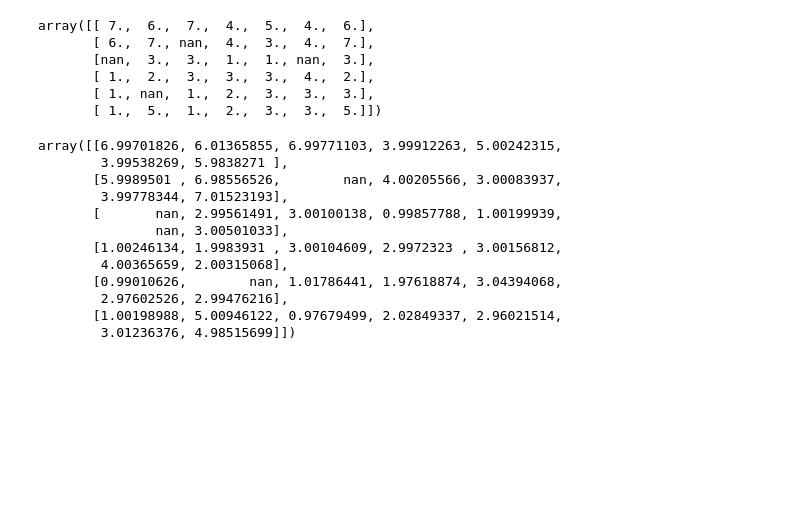
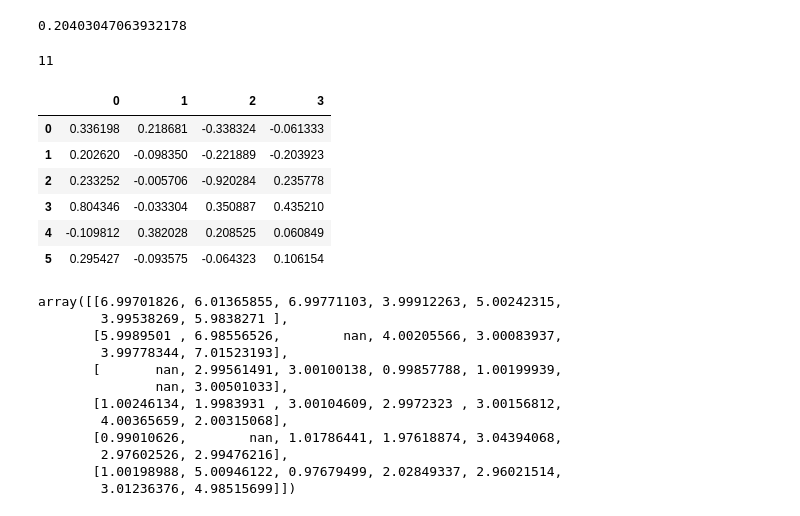
Before and after one commit to rsemihkoca/HW1, a Jupyter notebook: YouDo_2.ipynb, the cells around one changed output. Saved outputs shown, nothing was run; the diff lists cells and outputs as text; code cells hidden in the pictures; blank space fills up the shorter version.

```diff
--- a/YouDo_2.ipynb
+++ b/YouDo_2.ipynb
@@ -88,3 +126,0 @@ r_userbased
-# %%
-j,u=u,j
-u
@@ -247,14 +245,27 @@ KeyboardInterrupt: ignored
-# %%
-np.set_printoptions(precision=0, suppress=True)
-
-r_pred
-# %% [output]
-array([[ 7.,  6.,  7.,  4.,  5.,  4.,  6.],
-       [ 6.,  7., nan,  4.,  3.,  4.,  7.],
-       [nan,  3.,  3.,  1.,  1., nan,  3.],
-       [ 1.,  2.,  3.,  3.,  3.,  4.,  2.],
-       [ 1., nan,  1.,  2.,  3.,  3.,  3.],
-       [ 1.,  5.,  1.,  2.,  3.,  3.,  5.]])
+# %%
+np.nanmean((r-r_pred)**2)**0.5
+# %% [output]
+0.20403047063932178
+# %%
+def topla(a,b):
+  return a+b
+def main():
+  a=5
+  b=6
+  return topla(a,b)
+main()
+# %% [output]
+11
+# %%
+pd.DataFrame(w_users)
+# %% [output]
+|  | 0 | 1 | 2 | 3 |
+| 0 | 0.336198 | 0.218681 | -0.338324 | -0.061333 |
+| 1 | 0.202620 | -0.098350 | -0.221889 | -0.203923 |
+| 2 | 0.233252 | -0.005706 | -0.920284 | 0.235778 |
+| 3 | 0.804346 | -0.033304 | 0.350887 | 0.435210 |
+| 4 | -0.109812 | 0.382028 | 0.208525 | 0.060849 |
+| 5 | 0.295427 | -0.093575 | -0.064323 | 0.106154 |
 # %%
 np.array([[6.99701826, 6.01365855, 6.99771103, 3.99912263, 5.00242315, 3.99538269, 5.9838271 ],
        [5.9989501 , 6.98556526,        np.nan, 4.00205566, 3.00083937, 3.99778344, 7.01523193],
```
Also changed, not shown: parts of 11 cells of this notebook.
